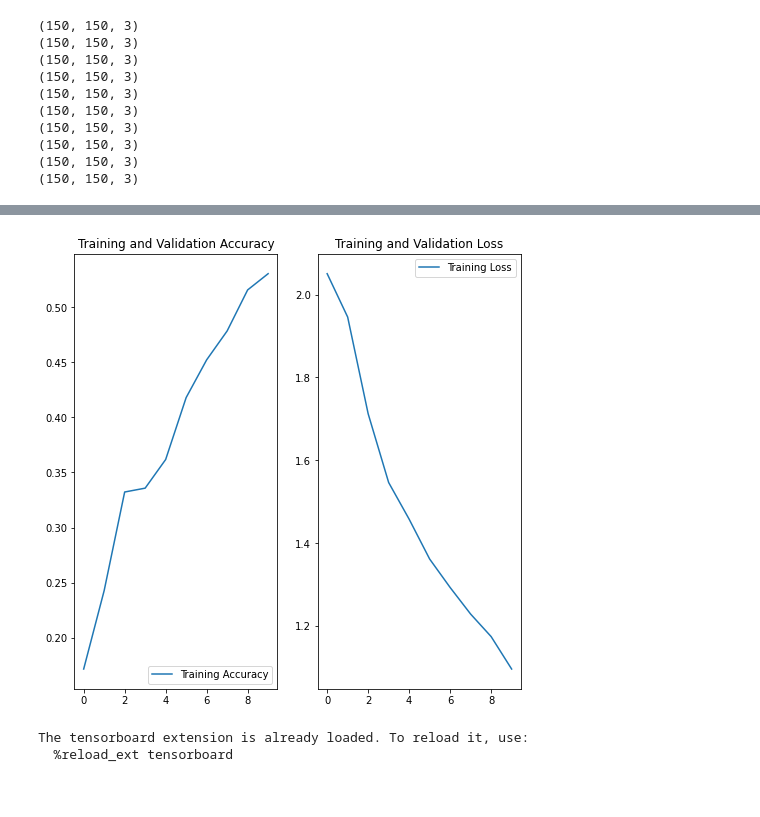
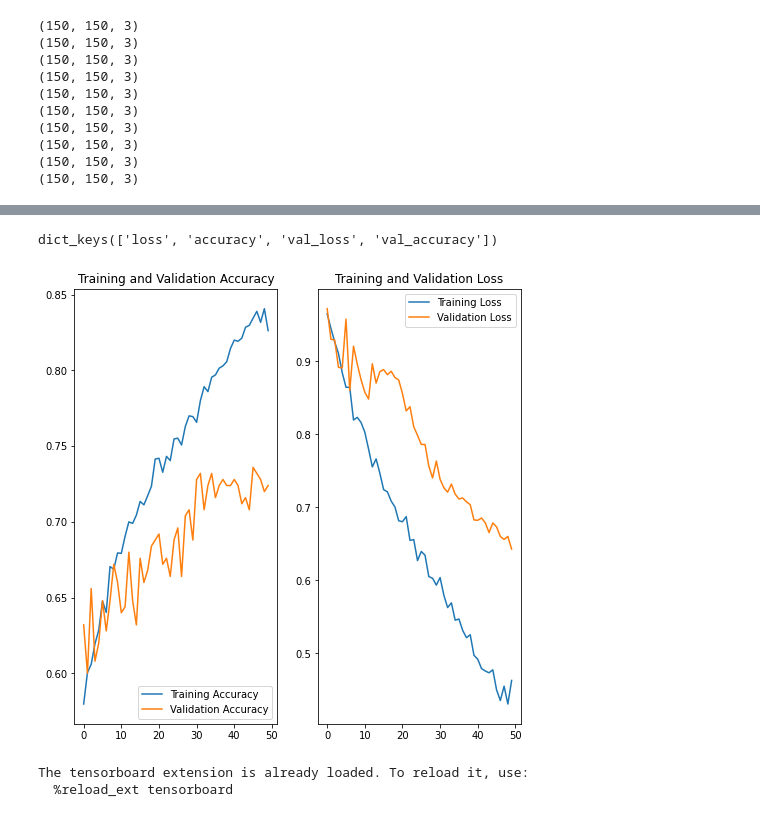
Before and after one commit to solenerichard69/Supervised_learning, a Jupyter notebook: Final_project_Predictive_modeling.ipynb, the cells around one changed output, grey strips where cells are left out. Cells and saved outputs as stored; diff of their text form; code cells hidden in the pictures.

Commit message:
V0: CNN 3C+3MP+F+2D / 50 epochs/ bachs 50/val acc : 0.6->0.7

```diff
--- a/Final_project_Predictive_modeling.ipynb
+++ b/Final_project_Predictive_modeling.ipynb
@@ -45,5 +43,6 @@ def resize_normalize_image(image,label) :
   im_size=64
   return(tf.image.resize(image,[im_size,im_size])/255 , label)
 # %%
-ds_train = ds_train.map(resize_normalize_image).batch(100)
-ds_test = ds_test.map(resize_normalize_image).batch(100)
+ds_train = ds_train.map(resize_normalize_image).batch(50)
+ds_test = ds_test.map(resize_normalize_image).batch(50)
+ds_val = ds_val.map(resize_normalize_image).batch(50)
@@ -76,6 +84,6 @@ model.compile(optimizer='SGD', loss=tf.keras.losses.SparseCategoricalCrossentrop
 log_dir = "logs/fit/" + datetime.datetime.now().strftime("%Y%m%d-%H%M%S")
 tensorboard_callback = tf.keras.callbacks.TensorBoard(log_dir=log_dir, histogram_freq=1)
 # %%
-nb_epochs=10
-model_history=model.fit(ds_train, epochs=nb_epochs,callbacks=[tensorboard_callback])
+nb_epochs=50
+model_history=model.fit(ds_train, epochs=nb_epochs,validation_data=ds_val,callbacks=[tensorboard_callback])
 # %% [output]
@@ -120,27 +125,32 @@ array([[ 4.514597  , -1.5821671 ,  1.741741  , ...,  1.9097098 ,
+# %%
+history_dict = model_history.history
+print(history_dict.keys())
+# %% [output]
+dict_keys(['loss', 'accuracy', 'val_loss', 'val_accuracy'])
 # %%
 acc = model_history.history['accuracy']
-#val_acc = model_history.history['val_accuracy']
+val_acc = model_history.history['val_accuracy']
 
 loss = model_history.history['loss']
-#val_loss = model_history.history['val_loss']
+val_loss = model_history.history['val_loss']
 
 epochs_range = range(nb_epochs)
 
 plt.figure(figsize=(8, 8))
 plt.subplot(1, 2, 1)
 plt.plot(epochs_range, acc, label='Training Accuracy')
-#plt.plot(epochs_range, val_acc, label='Validation Accuracy')
+plt.plot(epochs_range, val_acc, label='Validation Accuracy')
 plt.legend(loc='lower right')
 plt.title('Training and Validation Accuracy')
 
 plt.subplot(1, 2, 2)
 plt.plot(epochs_range, loss, label='Training Loss')
-#plt.plot(epochs_range, val_loss, label='Validation Loss')
+plt.plot(epochs_range, val_loss, label='Validation Loss')
 plt.legend(loc='upper right')
 plt.title('Training and Validation Loss')
 plt.show()
 # %% [output]
-[figure, old version]
+[figure, new version]
 # %%
 %load_ext tensorboard
 tensorboard_logdir = '/content/tensorboard/'
```
Also changed, not shown: parts of 8 cells of this notebook.
